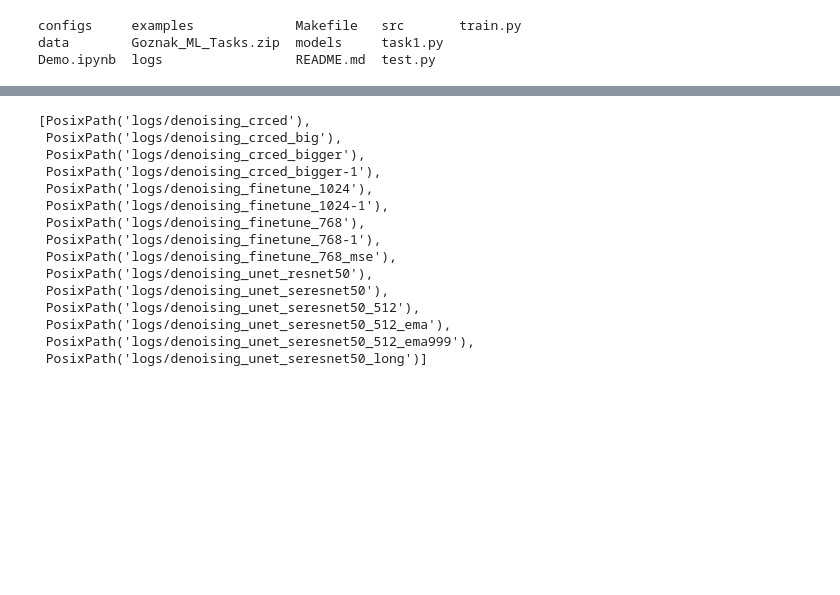
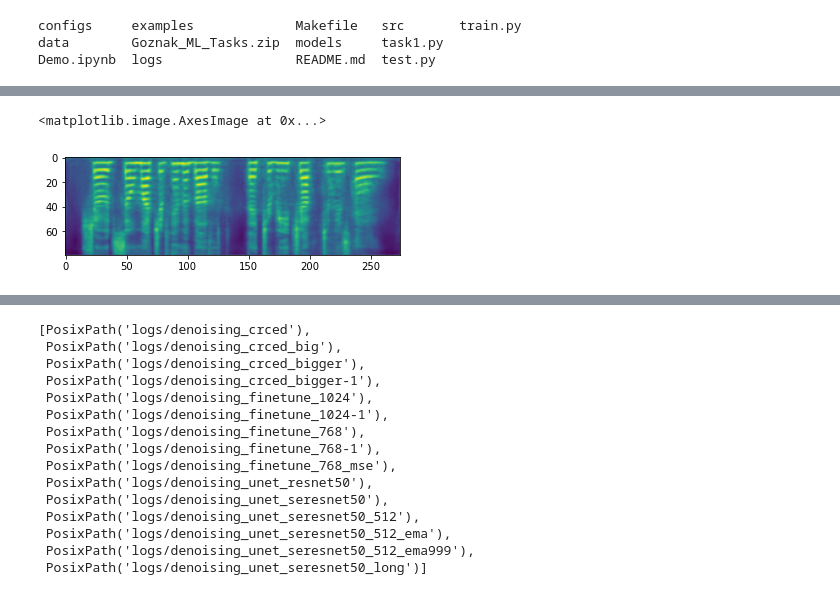
Before and after one commit to zakajd/audio-denoising, a Jupyter notebook: Demo.ipynb, the cells around one changed output, grey strips where cells are left out. Cells and saved outputs as stored; diff of their text form; code cells hidden in the pictures; blank space fills up the shorter version.

```diff
--- a/Demo.ipynb
+++ b/Demo.ipynb
@@ -24,0 +34,5 @@ Demo.ipynb  logs                 README.md  test.py
+# %%
+plt.imshow(denoised.T)
+# %% [output]
+<matplotlib.image.AxesImage at 0x...>
+[figure, added]
```
Also changed, not shown: parts of 8 cells of this notebook, 39 other files.
